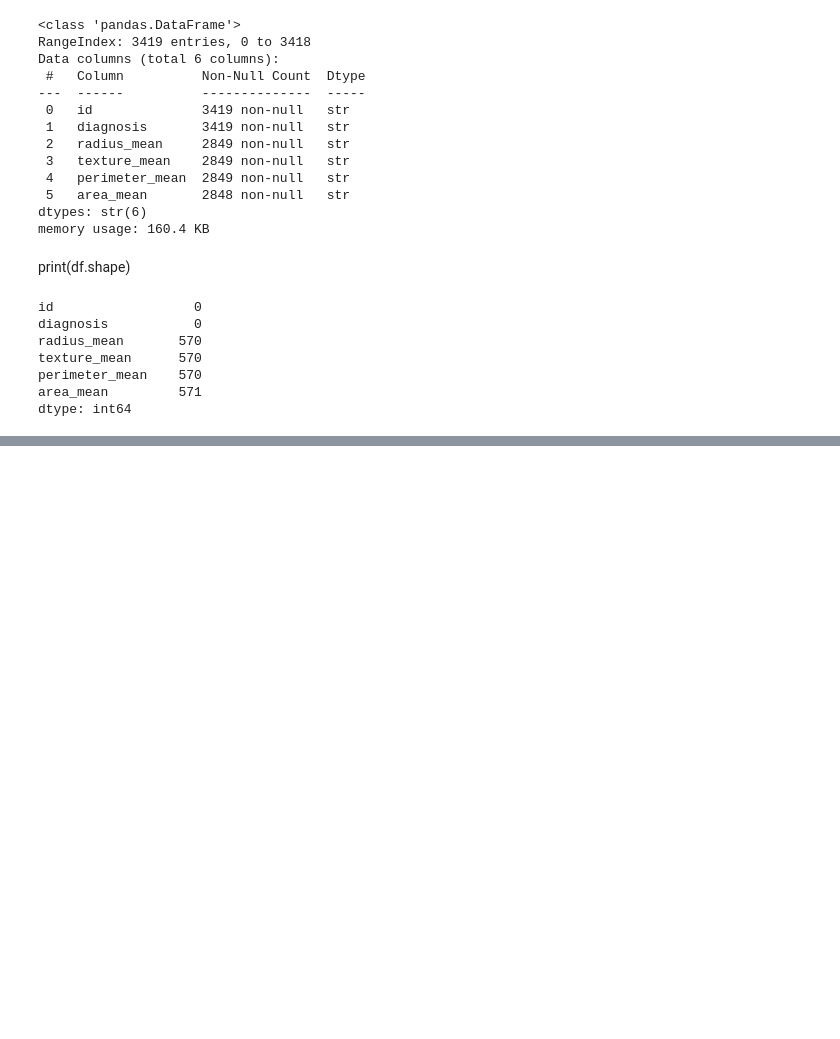
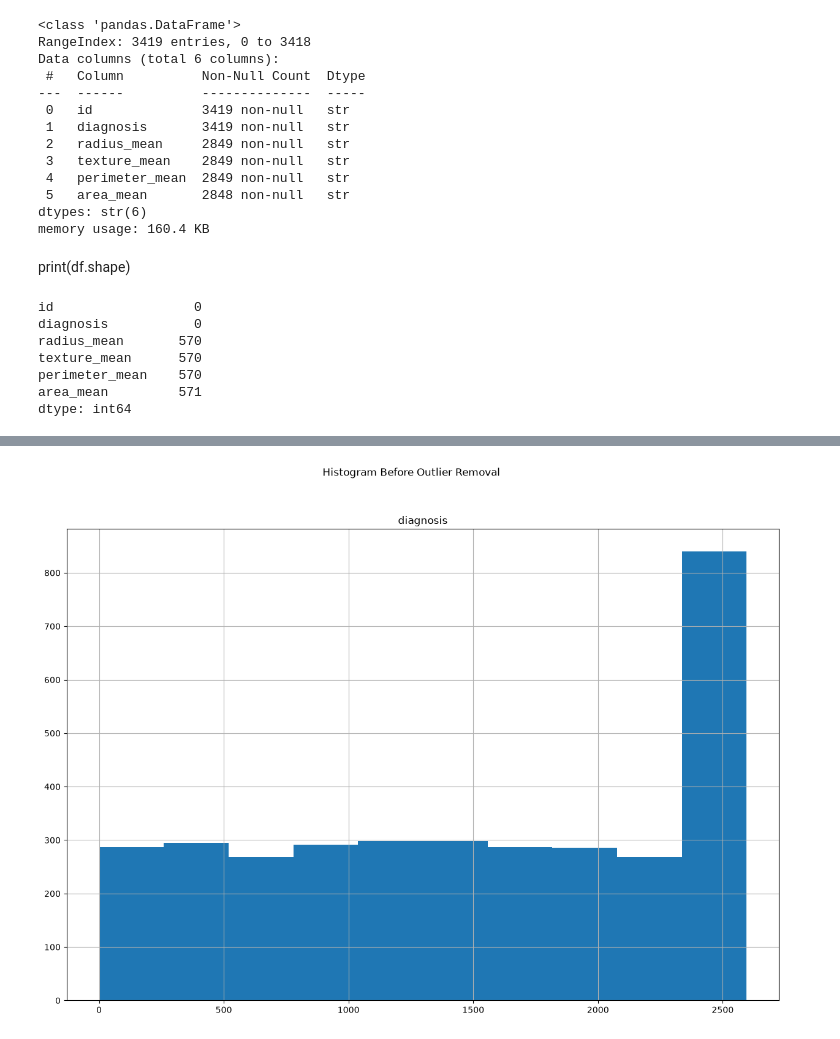
Before and after one commit to shaurovemon75/PML-Assignment-2, a Jupyter notebook: assignment2.ipynb, the cells around one changed output, grey strips where cells are left out. Cells and saved outputs as stored; diff of their text form; code cells hidden in the pictures; blank space fills up the shorter version.

Commit message:
Apply preprocessing and perform initial visualizations

```diff
--- a/assignment2.ipynb
+++ b/assignment2.ipynb
@@ -102,0 +115,8 @@ df.head()
+# %%
+df.hist(figsize=(15,10))
+
+plt.suptitle("Histogram Before Outlier Removal")
+
+plt.show()
+# %% [output]
+[figure, added]
```
Also changed, not shown: parts of 7 cells of this notebook.
